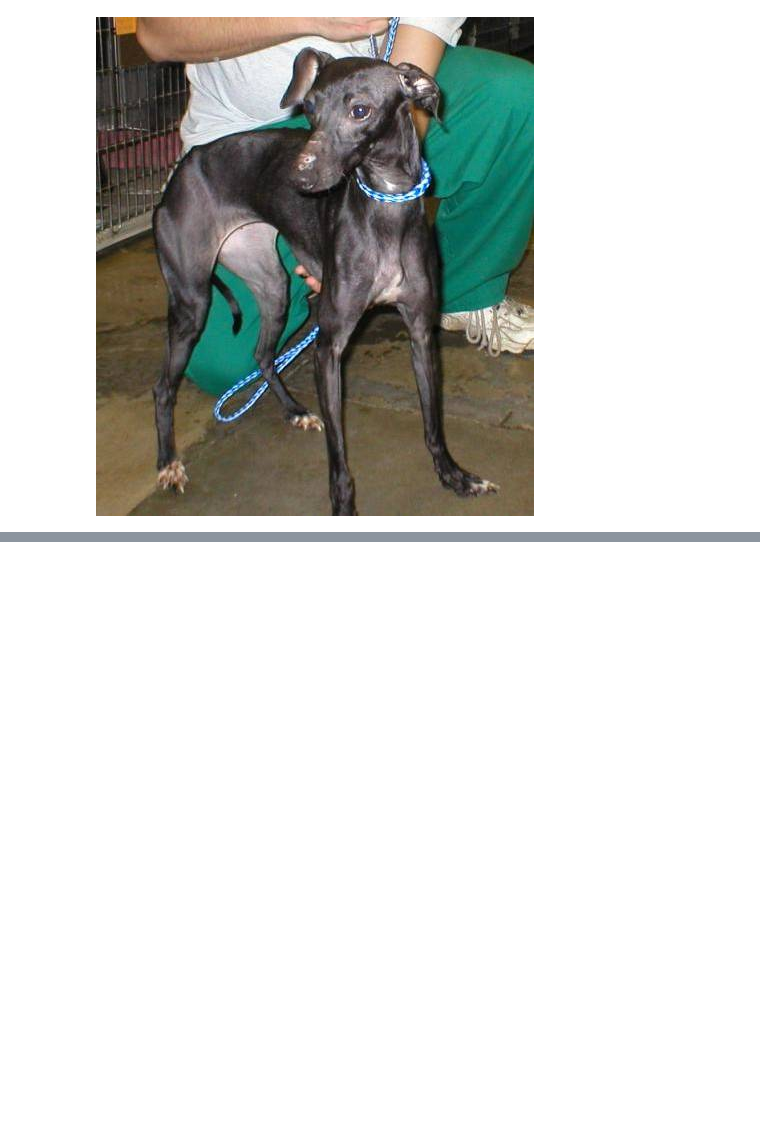
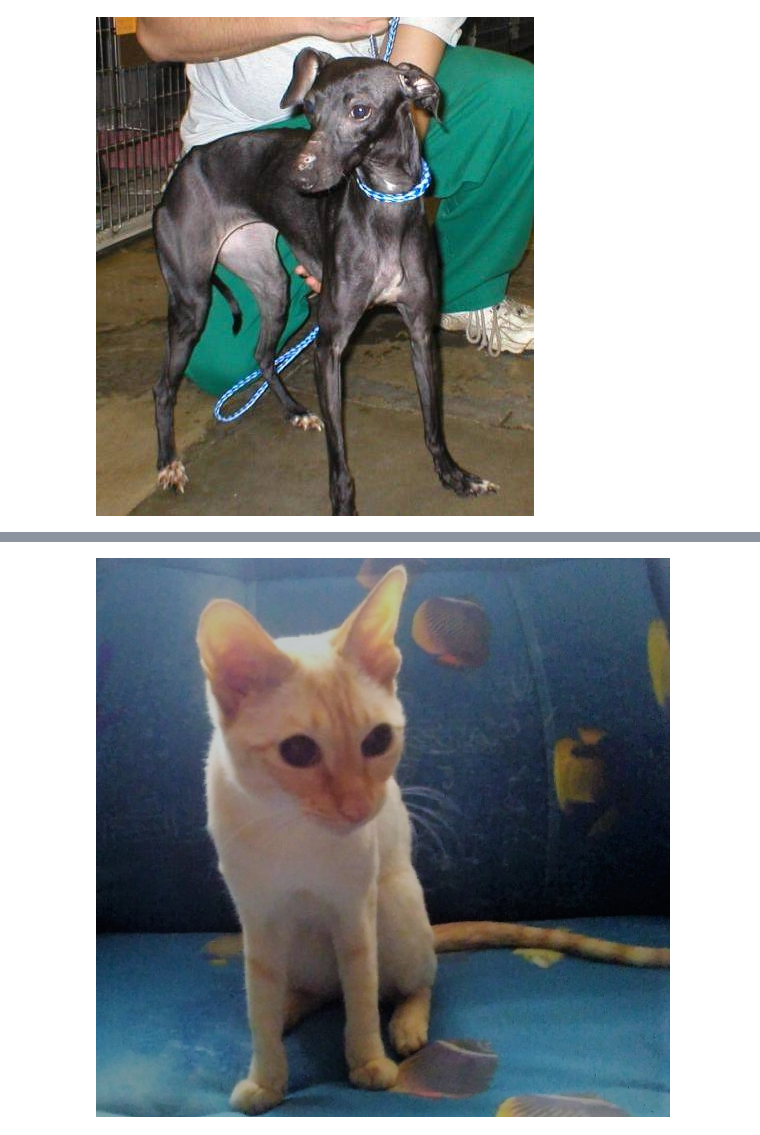
Before and after one commit to Allexeey/Cat_and_dog, a Jupyter notebook: cat_and_dog.ipynb, the cells around one changed output, grey strips where cells are left out. Drawn from its saved outputs; the diff is of its cells as text; code cells hidden in the pictures; blank space fills up the shorter version.

```diff
--- a/cat_and_dog.ipynb
+++ b/cat_and_dog.ipynb
@@ -244 +249,5 @@ print(f'{test4[np.argmax(r)]}: {100 * np.max(r)}')
 d: 100.0
+# %%
+image.load_img('mycat.jpg')
+# %% [output]
+[figure, added]
```
Also changed, not shown: parts of 11 cells of this notebook, 5 other files.
